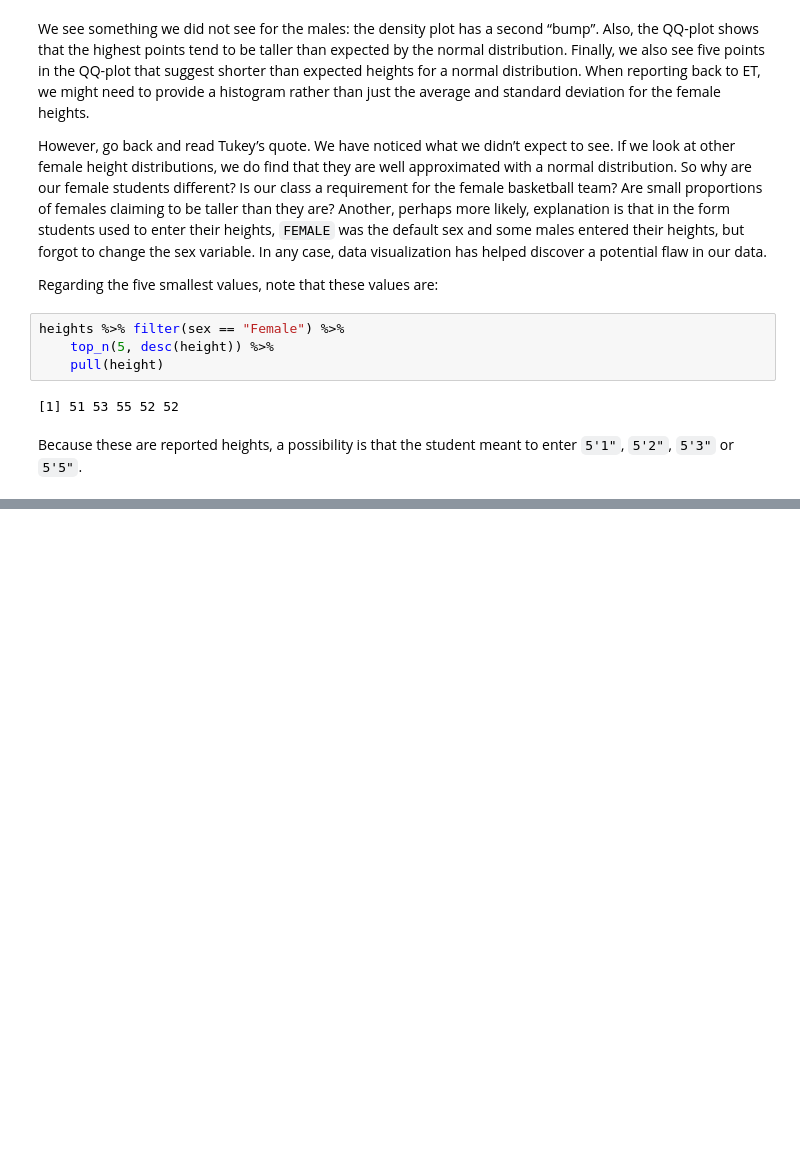
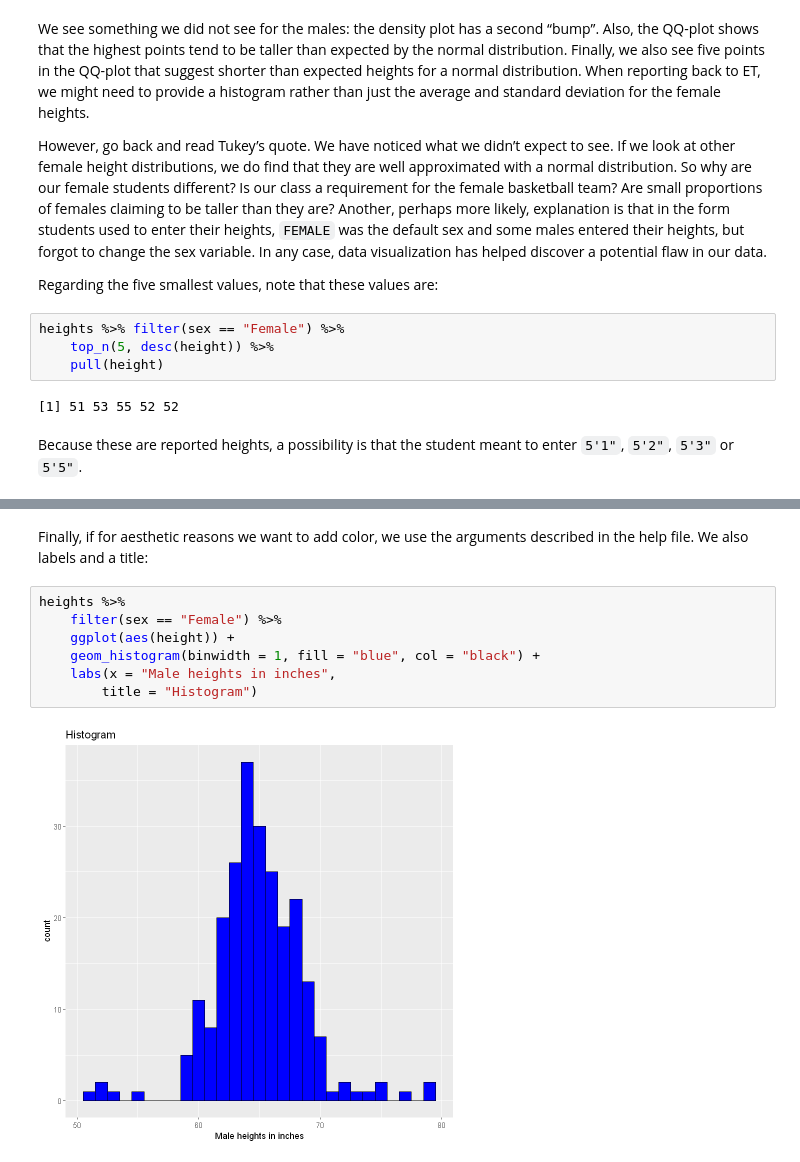
Before and after one commit to withjungjh/bsms222_168_jung, a Jupyter notebook: Ch8_Visulalizing_data_distribution.ipynb, the cells around one changed output, grey strips where cells are left out. Drawn from its saved outputs; the diff is of its cells as text; blank space fills up the shorter version.

```diff
--- a/Ch8_Visulalizing_data_distribution.ipynb
+++ b/Ch8_Visulalizing_data_distribution.ipynb
@@ -481,0 +669,11 @@ Because these are reported heights, a possibility is that the student meant to e
+# %% [markdown]
+Finally, if for aesthetic reasons we want to add color, we use the arguments described in the help file. We also labels and a title:
+# %%
+heights %>%
+    filter(sex == "Female") %>%
+    ggplot(aes(height)) +
+    geom_histogram(binwidth = 1, fill = "blue", col = "black") +
+    labs(x = "Male heights in inches",
+        title = "Histogram")
+# %% [output]
+[figure, added]
```
Also changed, not shown: parts of 96 cells of this notebook.
